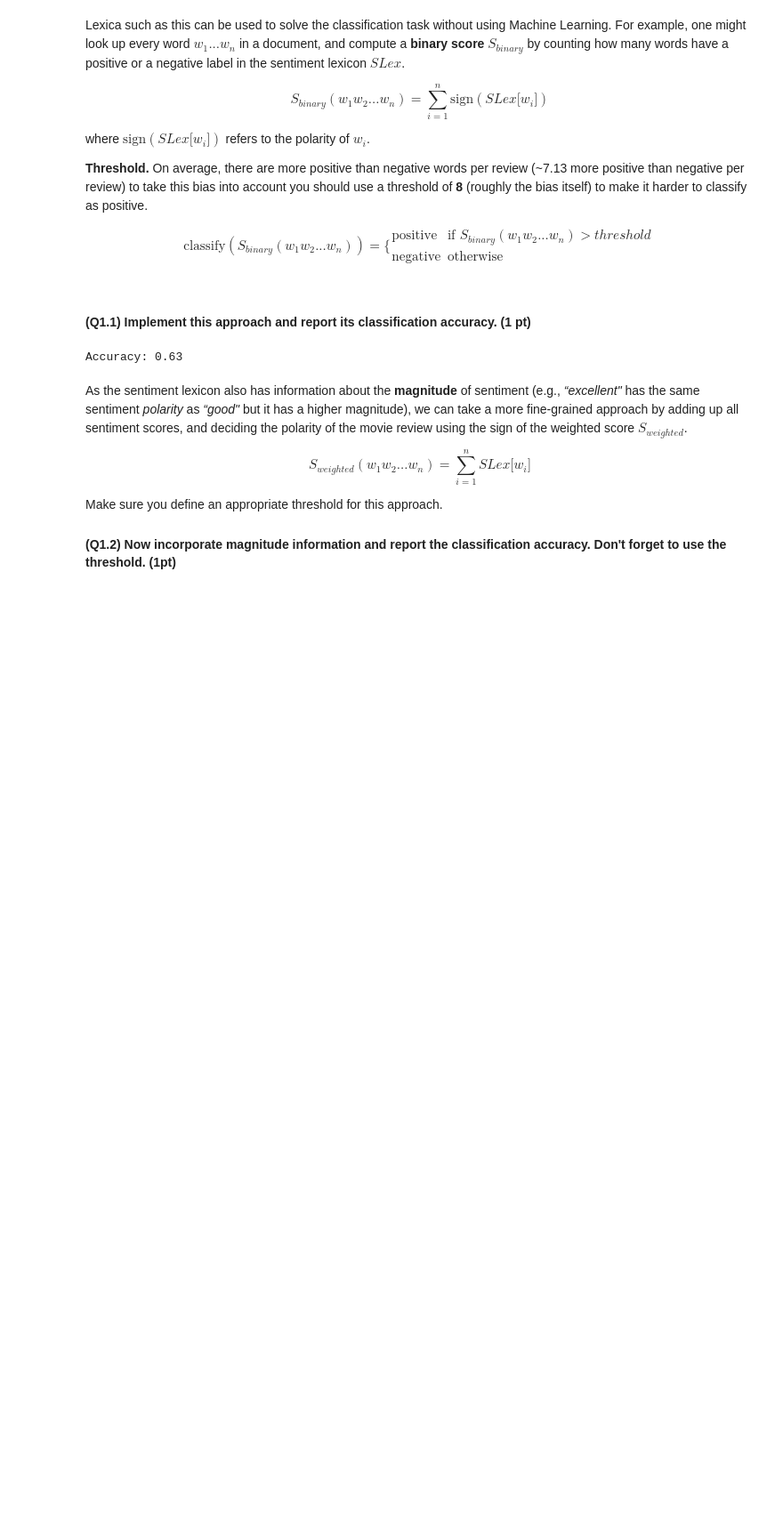
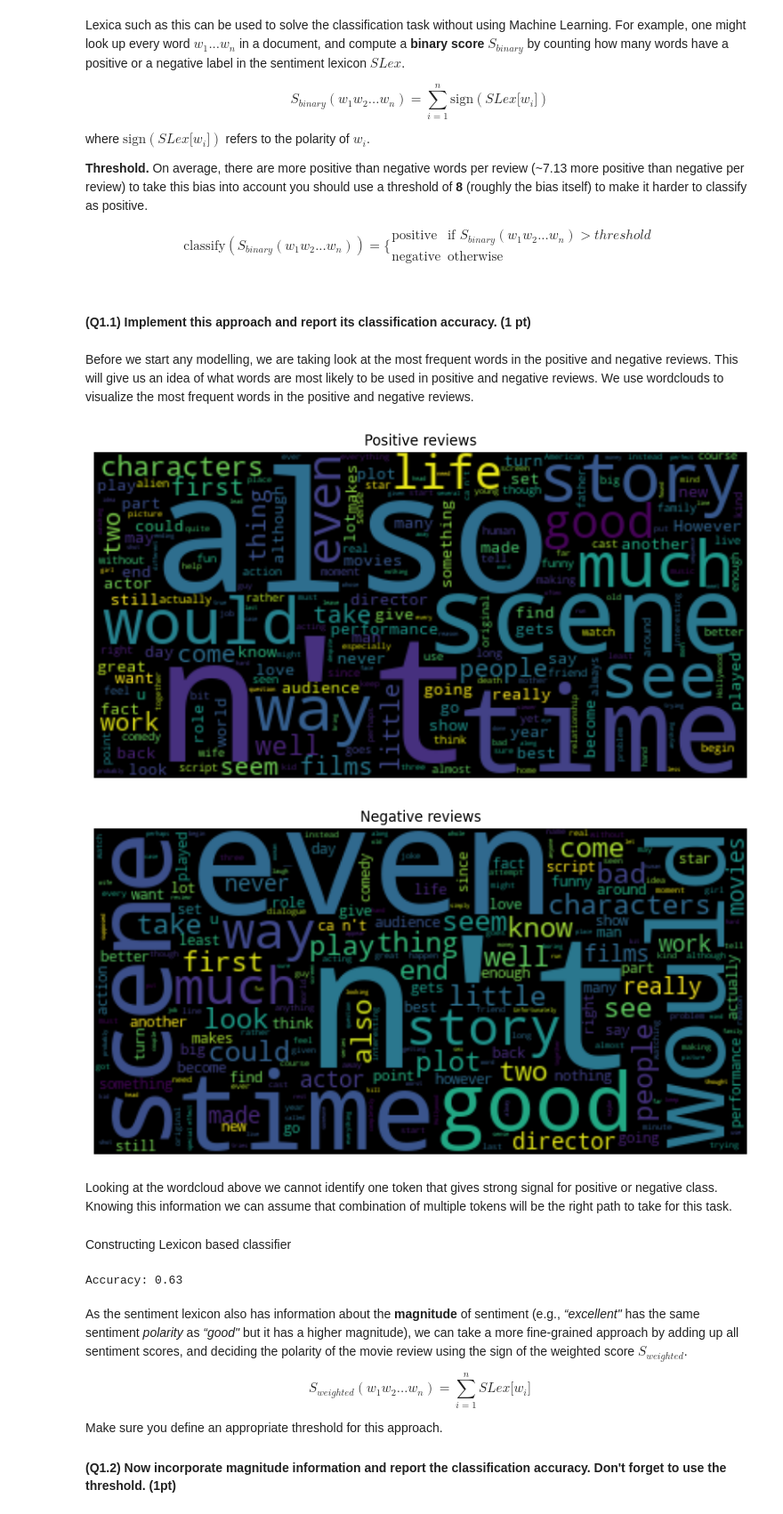
Before and after one commit to dqmis/nlp1, a Jupyter notebook: NLP1_2023_Practical_1.ipynb, the cells around one changed output. Shown at 89% size. Cells and saved outputs as stored; diff of their text form; code cells hidden in the pictures; blank space fills up the shorter version.

```diff
--- a/NLP1_2023_Practical_1.ipynb
+++ b/NLP1_2023_Practical_1.ipynb
@@ -189,6 +217,50 @@ $$
 # Getting full dataset
 
 X, Y, _, _ = dataset.train_test_split((-1, -1))
+# %% [markdown]
+Before we start any modelling, we are taking look at the most frequent words in the positive and negative reviews. This will give us an idea of what words are most likely to be used in positive and negative reviews. We use wordclouds to visualize the most frequent words in the positive and negative reviews.
+# %%
+# Wordcloud visualization of positive and negative reviews
+
+
+def wordcloud_visualization(data: List[str], title: str) -> None:
+    """Visualize wordcloud of given data."""
+
+    STOPWORDS = [
+        "RRB",
+        "S",
+        "LRB",
+        "movie",
+        "film",
+        "one",
+        "character",
+        "like",
+        "make",
+        "get",
+    ] + nltk.corpus.stopwords.words("english")
+
+    text = " ".join(data)
+    wordcloud = WordCloud(stopwords=STOPWORDS).generate(text)
+
+    plt.figure(figsize=(10, 10))
+    plt.imshow(wordcloud, interpolation="bilinear")
+    plt.axis("off")
+    plt.title(title)
+    plt.show()
+
+
+pos_data = [review for review, label in zip(X, Y) if label == 1]
+neg_data = [review for review, label in zip(X, Y) if label == 0]
+
+wordcloud_visualization(pos_data, "Positive reviews")
+wordcloud_visualization(neg_data, "Negative reviews")
+# %% [output]
+[figure, added]
+[figure, added]
+# %% [markdown]
+Looking at the wordcloud above we cannot identify one token that gives strong signal for positive or negative class. Knowing this information we can assume that combination of multiple tokens will be the right path to take for this task.
+# %% [markdown]
+Constructing Lexicon based classifier
 # %%
 class LexiconPredictor:
     def __init__(self):
```
Also changed, not shown: parts of 47 cells of this notebook.
